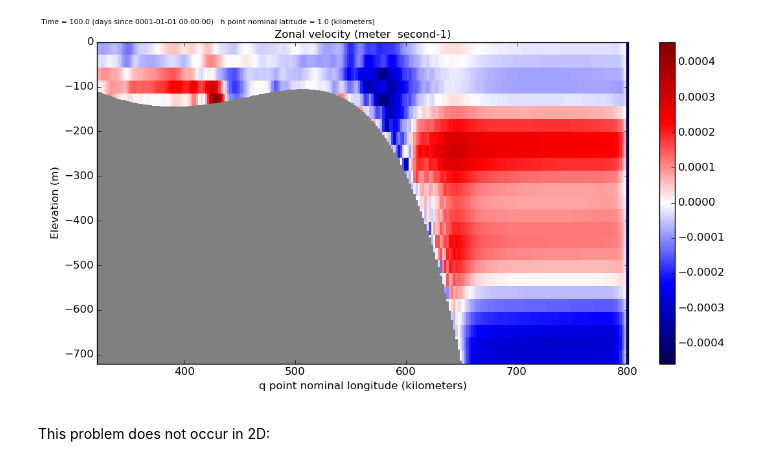
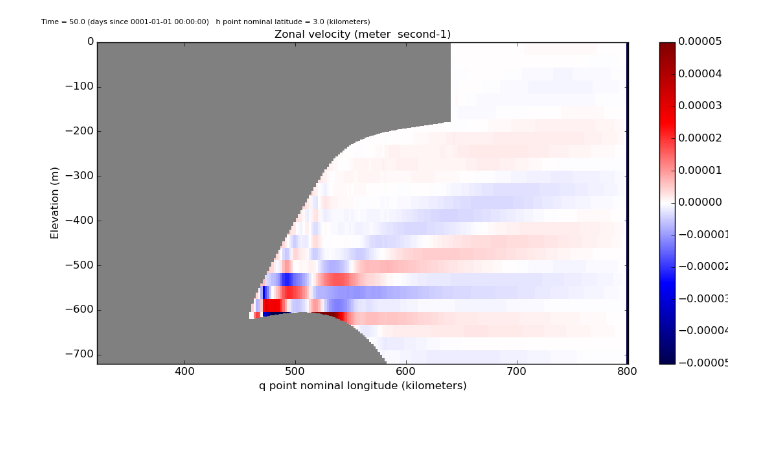
Before and after one commit to gustavo-marques/ISOMIP, a Jupyter notebook: horizontal_pressure_gradient_errors_due_to_the_ice_shelf.ipynb, the cells around one changed output. Drawn from its saved outputs; the diff is of its cells as text; code cells hidden in the pictures; blank space fills up the shorter version.

```diff
--- a/horizontal_pressure_gradient_errors_due_to_the_ice_shelf.ipynb
+++ b/horizontal_pressure_gradient_errors_due_to_the_ice_shelf.ipynb
@@ -14,6 +14,4 @@ Image('figures/fig_02.png')
 # %%
-Image('figures/fig_03.png')
+Image('figures/fig_07.png')
 # %% [output]
-[figure, old version]
+[figure, new version]
-# %% [markdown]
-This problem does not occur in 2D:
```
Also changed, not shown: parts of 5 cells of this notebook, 3 other files.
